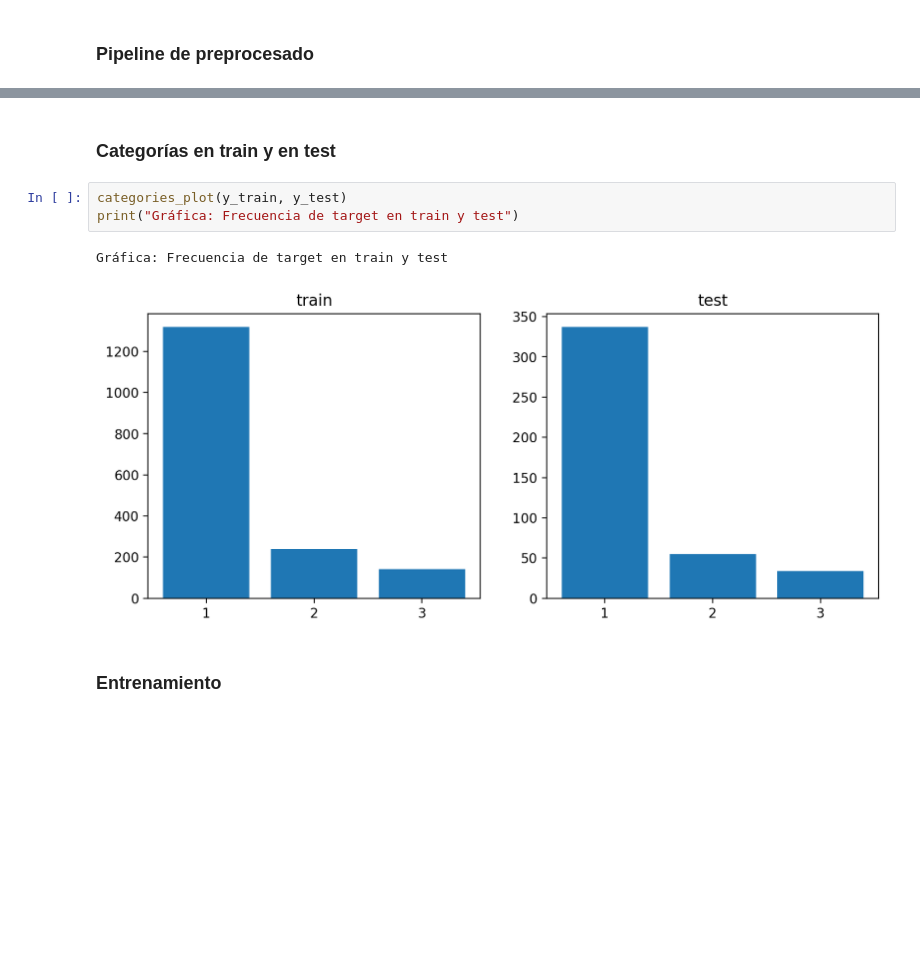
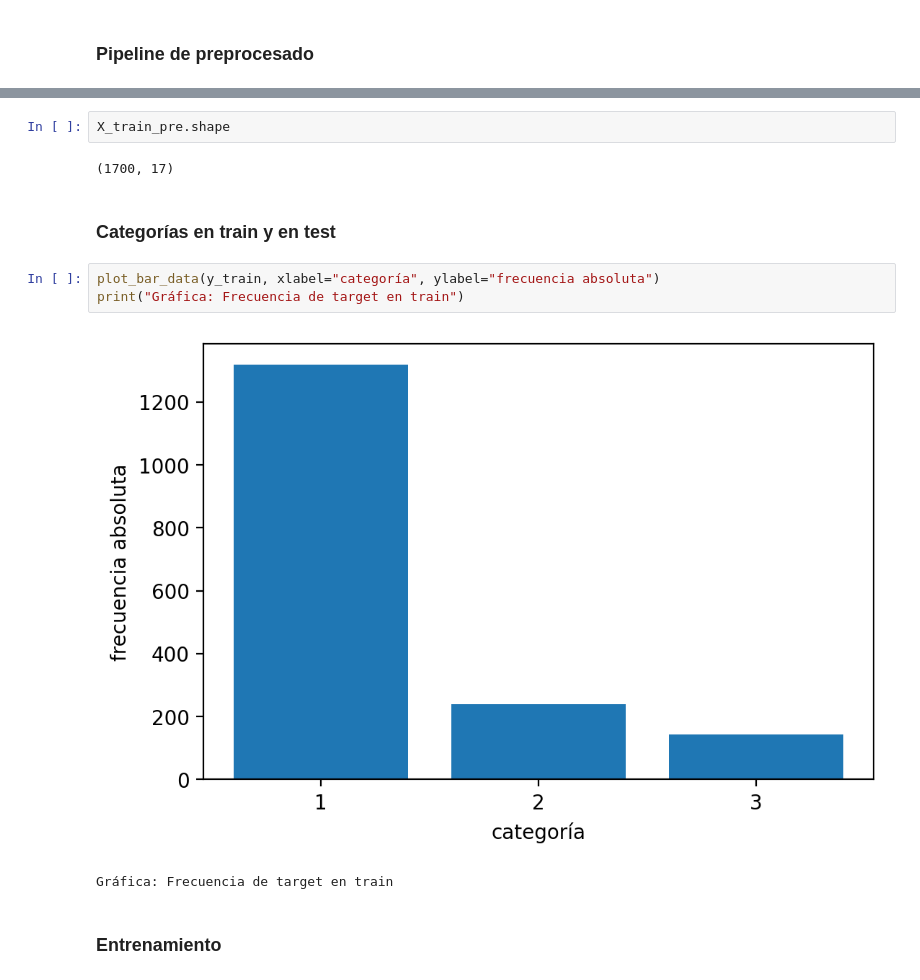
Before and after one commit to mianfg-DGIIM/AA, a Jupyter notebook: Prácticas/Práctica Final/PF_notebook-mianfg.ipynb, the cells around one changed output, grey strips where cells are left out. Saved outputs shown, nothing was run; the diff lists cells and outputs as text; blank space fills up the shorter version.

```diff
--- a/Prácticas/Práctica Final/PF_notebook-mianfg.ipynb
+++ b/Prácticas/Práctica Final/PF_notebook-mianfg.ipynb
@@ -379,14 +404,18 @@ print("\nGráfica: Matriz de correlación antes y después del preprocesado")
 # %% [output]
 [figure]
 Gráfica: Matriz de correlación antes y después del preprocesado
+# %%
+X_train_pre.shape
+# %% [output]
+(1700, 17)
 # %% [markdown]
 ### Categorías en train y en test
 # %%
-categories_plot(y_train, y_test)
-print("Gráfica: Frecuencia de target en train y test")
+plot_bar_data(y_train, xlabel="categoría", ylabel="frecuencia absoluta")
+print("Gráfica: Frecuencia de target en train")
 # %% [output]
+[figure, new version]
-Gráfica: Frecuencia de target en train y test
+Gráfica: Frecuencia de target en train
-[figure, old version]
 # %% [markdown]
 ### Entrenamiento
 # %%
```
Also changed, not shown: parts of 24 cells of this notebook, 7 other files.
